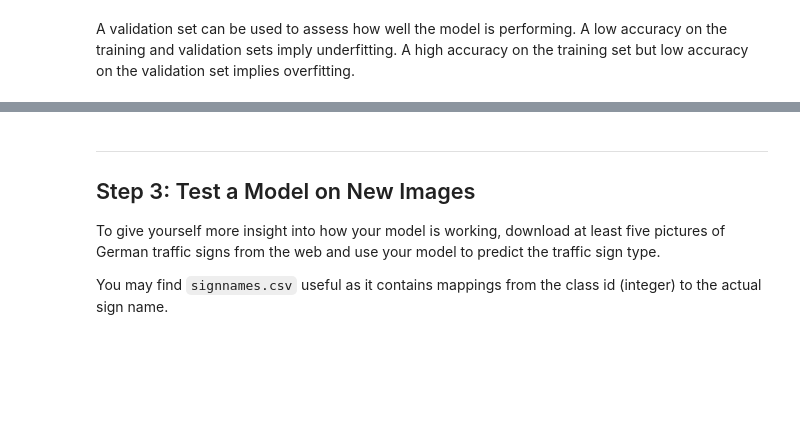
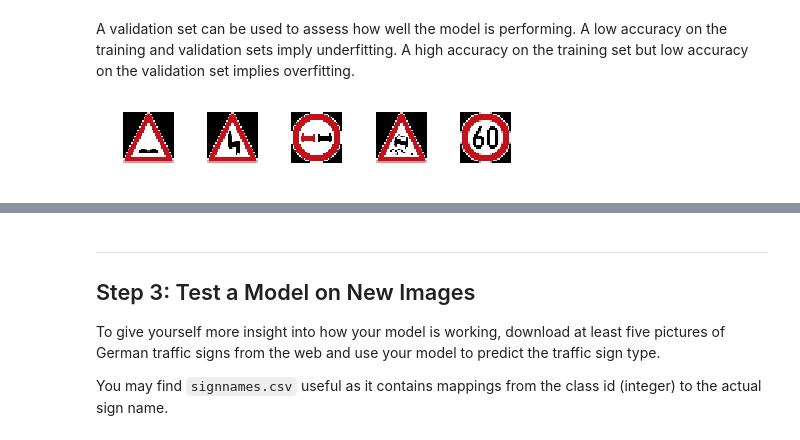
Before and after one commit to japinder007/CarND-Traffic-Sign-Classifier-Project, a Jupyter notebook: Traffic_Sign_Classifier.ipynb, the cells around one changed output, grey strips where cells are left out. Drawn from its saved outputs; the diff is of its cells as text; code cells hidden in the pictures; blank space fills up the shorter version.

```diff
--- a/Traffic_Sign_Classifier.ipynb
+++ b/Traffic_Sign_Classifier.ipynb
@@ -281,5 +336,41 @@ def evaluate(X_data, y_data):
         accuracy, loss = sess.run([accuracy_operation, loss_operation], feed_dict={x: batch_x, y: batch_y, keep_prob: 1.0})
         total_accuracy += (accuracy * len(batch_x))
     return (total_accuracy / num_examples, loss)
+# %%
+import matplotlib.image as mpimg
+import cv2
+fileNames = [
+    './32x32/bumpy_32x32.png',
+    './32x32/DoppelKurve_32x32.png',
+    './32x32/no_passing_32x32.png',
+    './32x32/slippery_32x32.png',
+    './32x32/speed_60_32x32.png'
+]
+new_test_labels = np.array([22, 21, 9, 23, 3])
+
+def convertTo32x32(fileName, size=(32,32)):
+    # Read the image.
+    img = mpimg.imread(fileName)
+
+    # Resize to size.
+    img_resized = cv2.resize(img, size)
+
+    # Convert to RGB.
+    rgb_img = cv2.cvtColor(img_resized, cv2.COLOR_BGRA2BGR)
+    return rgb_img
+
+new_test_images = np.array([
+    convertTo32x32(f) for f in fileNames
+])
+
+### Feel free to use as many code cells as needed.
+num_examples = len(fileNames)
+f, axarr = plt.subplots(1, num_examples)
+for i in range(num_examples):
+    axarr[i].imshow(new_test_images[i])
+    axarr[i].axis('off')
+plt.tight_layout()
+# %% [output]
+[figure, added]
 # %%
 from sklearn.utils import shuffle
```
Also changed, not shown: parts of 16 cells of this notebook.
